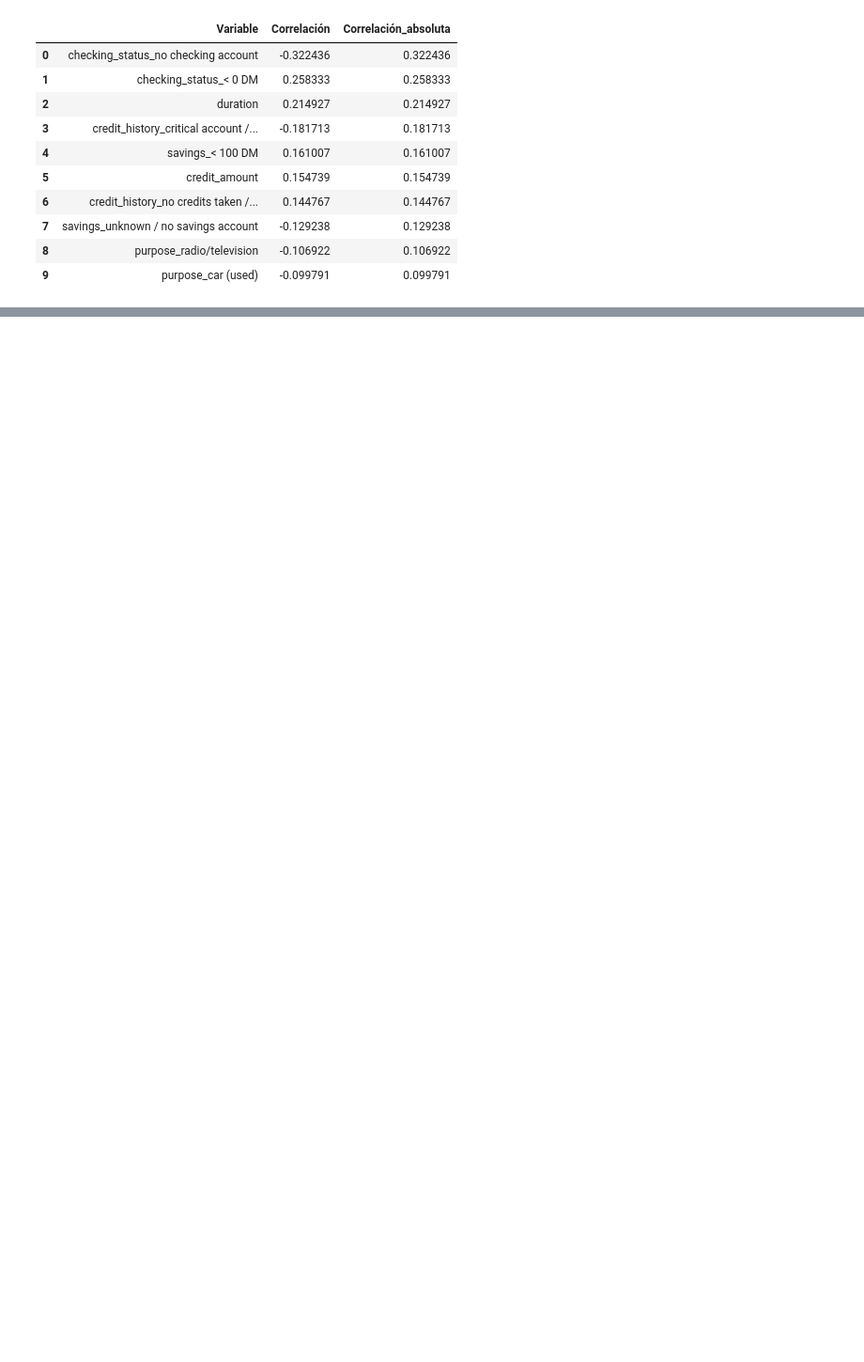
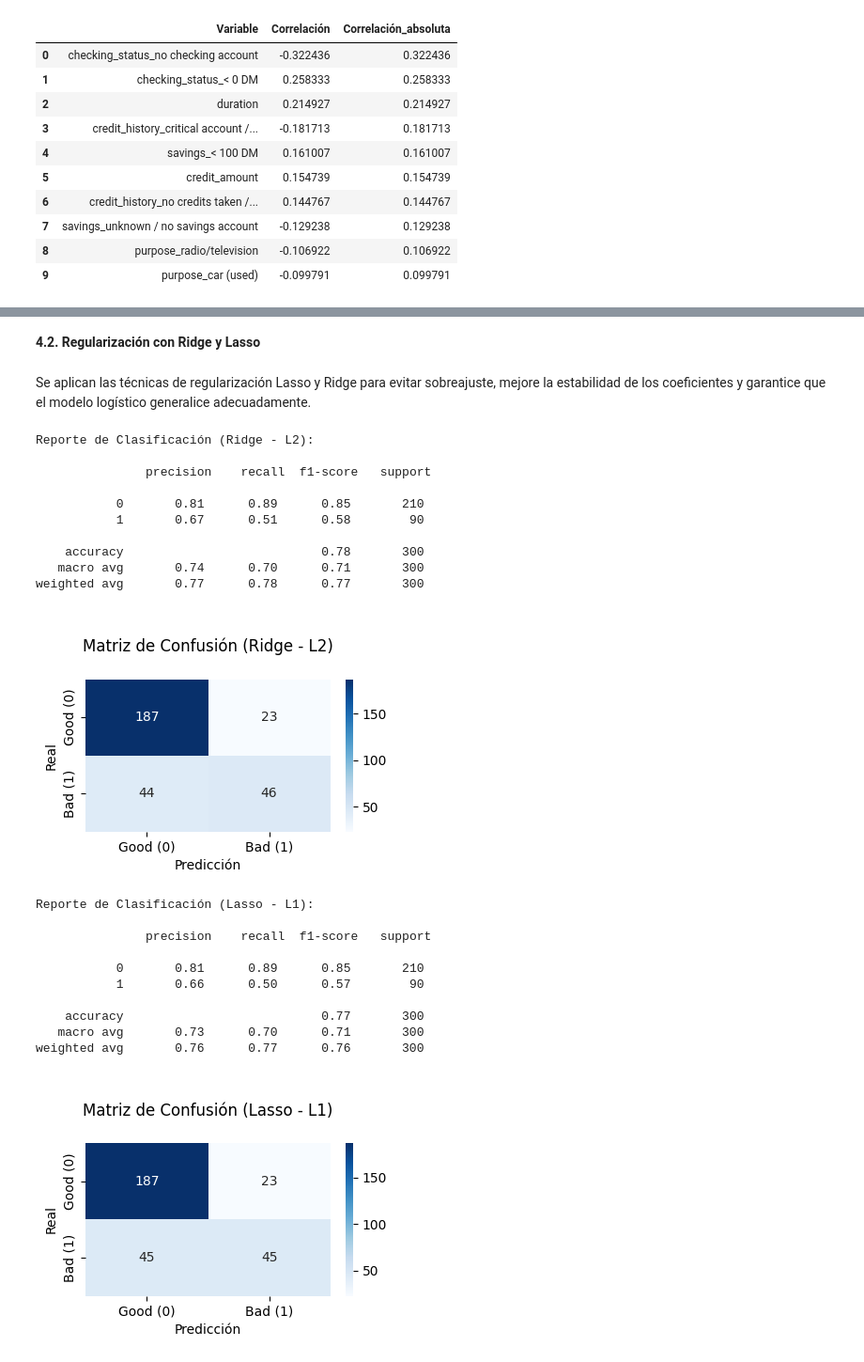
Before and after one commit to JulianEspinosaUrresti/ProyectoI-MIAA-2025, a Jupyter notebook: Taller_inova_pre1.ipynb, the cells around one changed output, grey strips where cells are left out. Shown: that part at 94% size. Cells and saved outputs as stored; diff of their text form; code cells hidden in the pictures; blank space fills up the shorter version.

```diff
--- a/Taller_inova_pre1.ipynb
+++ b/Taller_inova_pre1.ipynb
@@ -610,0 +481,79 @@ results_df
+# %% [markdown]
+**4.2. Regularización con Ridge y Lasso**
+# %% [markdown]
+Se aplican las técnicas de regularización Lasso y Ridge para evitar sobreajuste, mejore la estabilidad de los coeficientes y garantice que el modelo logístico generalice adecuadamente.
+# %%
+# Modelo con Ridge (L2)
+log_reg_ridge = LogisticRegression(
+    penalty='l2',          # Regularización Ridge
+    solver='lbfgs',        # Compatible con L2
+    multi_class='multinomial',
+    C=1.0,                 # Inverso de la regularización (más bajo = más fuerte)
+    max_iter=1000)
+
+log_reg_ridge.fit(X_train_scaled, y_train)
+y_pred_ridge = log_reg_ridge.predict(X_test_scaled)
+
+print("Reporte de Clasificación (Ridge - L2):\n\n", classification_report(y_test, y_pred_ridge))
+
+# Matriz de Confusión - Ridge
+cm_ridge = confusion_matrix(y_test, y_pred_ridge)
+
+plt.figure(figsize=(4, 3))
+sns.heatmap(cm_ridge, annot=True, fmt='d', cmap='Blues',
+            xticklabels=['Good (0)', 'Bad (1)'],
+            yticklabels=['Good (0)', 'Bad (1)'])
+plt.title("\nMatriz de Confusión (Ridge - L2)\n")
+plt.xlabel("Predicción")
+plt.ylabel("Real")
+plt.tight_layout()
+plt.show()
+
+# Modelo con Lasso (L1)
+log_reg_lasso = LogisticRegression(
+    penalty='l1',          # Regularización Lasso
+    solver='saga',         # Necesario para L1
+    multi_class='multinomial',
+    C=1.0,
+    max_iter=2000)
+
+log_reg_lasso.fit(X_train_scaled, y_train)
+y_pred_lasso = log_reg_lasso.predict(X_test_scaled)
+
+print("\nReporte de Clasificación (Lasso - L1):\n\n", classification_report(y_test, y_pred_lasso))
+
+# Matriz de Confusión - Lasso
+cm_lasso = confusion_matrix(y_test, y_pred_lasso)
+
+plt.figure(figsize=(4, 3))
+sns.heatmap(cm_lasso, annot=True, fmt='d', cmap='Blues',
+            xticklabels=['Good (0)', 'Bad (1)'],
+            yticklabels=['Good (0)', 'Bad (1)'])
+plt.title("\nMatriz de Confusión (Lasso - L1)\n")
+plt.xlabel("Predicción")
+plt.ylabel("Real")
+plt.tight_layout()
+plt.show()
+# %% [output]
+Reporte de Clasificación (Ridge - L2):
+
+               precision    recall  f1-score   support
+
+           0       0.81      0.89      0.85       210
+           1       0.67      0.51      0.58        90
+
+    accuracy                           0.78       300
+   macro avg       0.74      0.70      0.71       300
+weighted avg       0.77      0.78      0.77       300
+[figure, added]
+Reporte de Clasificación (Lasso - L1):
+
+               precision    recall  f1-score   support
+
+           0       0.81      0.89      0.85       210
+           1       0.66      0.50      0.57        90
+
+    accuracy                           0.77       300
+   macro avg       0.73      0.70      0.71       300
+weighted avg       0.76      0.77      0.76       300
+[figure, added]
```
Also changed, not shown: parts of 36 cells of this notebook.
